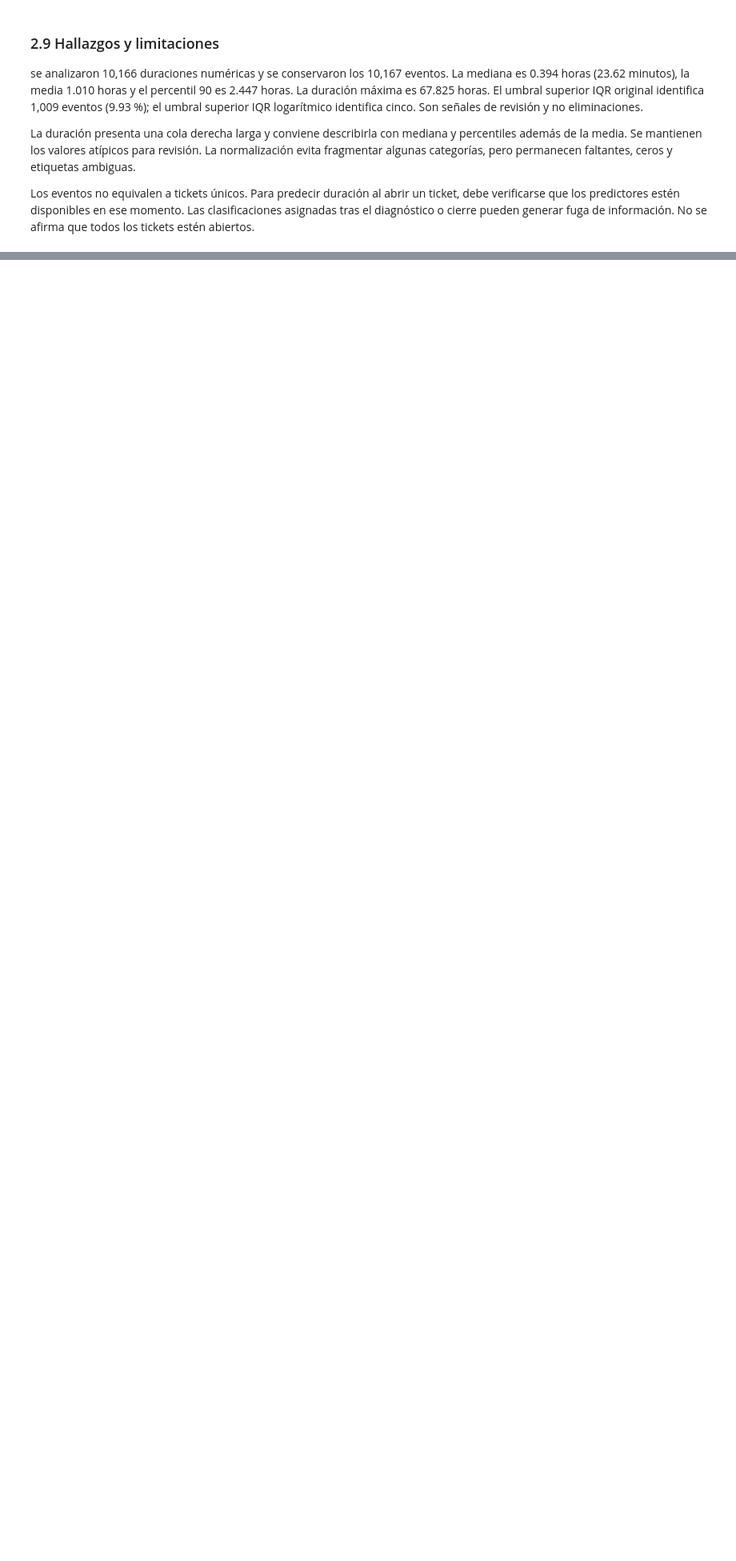
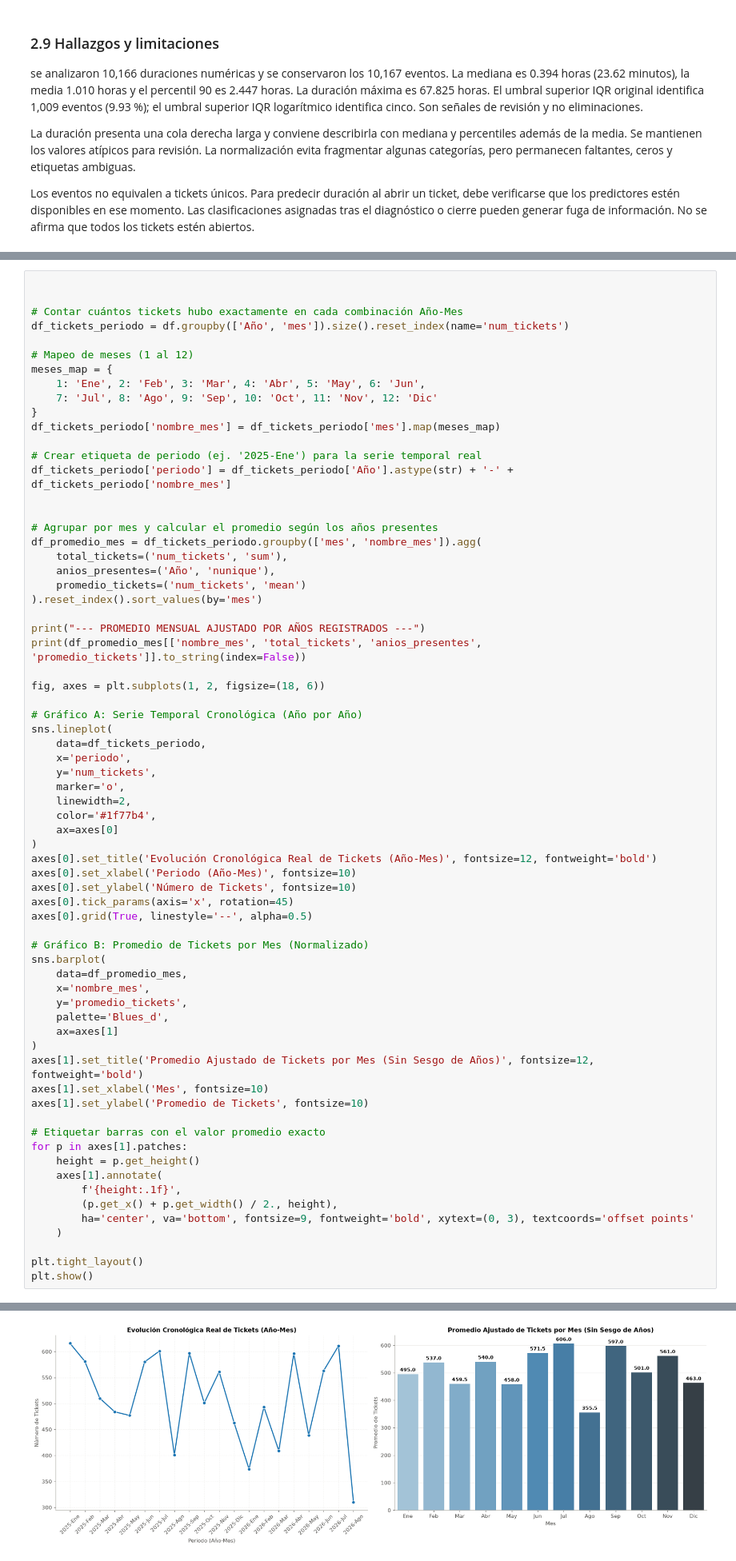
Before and after one commit to Peripera/Reto-segundo-parcial-FLEX, a Jupyter notebook: eda_flex.ipynb, the cells around one changed output, grey strips where cells are left out. Shown at 80% size. Saved outputs shown, nothing was run; the diff lists cells and outputs as text; blank space fills up the shorter version.

```diff
--- a/eda_flex.ipynb
+++ b/eda_flex.ipynb
@@ -975,0 +1369,69 @@ Los eventos no equivalen a tickets únicos. Para predecir duración al abrir un
+# %%
+
+
+# Contar cuántos tickets hubo exactamente en cada combinación Año-Mes
+df_tickets_periodo = df.groupby(['Año', 'mes']).size().reset_index(name='num_tickets')
+
+# Mapeo de meses (1 al 12)
+meses_map = {
+    1: 'Ene', 2: 'Feb', 3: 'Mar', 4: 'Abr', 5: 'May', 6: 'Jun',
+    7: 'Jul', 8: 'Ago', 9: 'Sep', 10: 'Oct', 11: 'Nov', 12: 'Dic'
+}
+df_tickets_periodo['nombre_mes'] = df_tickets_periodo['mes'].map(meses_map)
+
+# Crear etiqueta de periodo (ej. '2025-Ene') para la serie temporal real
+df_tickets_periodo['periodo'] = df_tickets_periodo['Año'].astype(str) + '-' + df_tickets_periodo['nombre_mes']
+
+
+# Agrupar por mes y calcular el promedio según los años presentes
+df_promedio_mes = df_tickets_periodo.groupby(['mes', 'nombre_mes']).agg(
+    total_tickets=('num_tickets', 'sum'),
+    anios_presentes=('Año', 'nunique'),
+    promedio_tickets=('num_tickets', 'mean')
+).reset_index().sort_values(by='mes')
+
+print("--- PROMEDIO MENSUAL AJUSTADO POR AÑOS REGISTRADOS ---")
+print(df_promedio_mes[['nombre_mes', 'total_tickets', 'anios_presentes', 'promedio_tickets']].to_string(index=False))
+
+fig, axes = plt.subplots(1, 2, figsize=(18, 6))
+
+# Gráfico A: Serie Temporal Cronológica (Año por Año)
+sns.lineplot(
+    data=df_tickets_periodo,
+    x='periodo',
+    y='num_tickets',
+    marker='o',
+    linewidth=2,
+    color='#1f77b4',
+    ax=axes[0]
+)
+axes[0].set_title('Evolución Cronológica Real de Tickets (Año-Mes)', fontsize=12, fontweight='bold')
+axes[0].set_xlabel('Periodo (Año-Mes)', fontsize=10)
+axes[0].set_ylabel('Número de Tickets', fontsize=10)
+axes[0].tick_params(axis='x', rotation=45)
+axes[0].grid(True, linestyle='--', alpha=0.5)
+
+# Gráfico B: Promedio de Tickets por Mes (Normalizado)
+sns.barplot(
+    data=df_promedio_mes,
+    x='nombre_mes',
+    y='promedio_tickets',
+    palette='Blues_d',
+    ax=axes[1]
+)
+axes[1].set_title('Promedio Ajustado de Tickets por Mes (Sin Sesgo de Años)', fontsize=12, fontweight='bold')
+axes[1].set_xlabel('Mes', fontsize=10)
+axes[1].set_ylabel('Promedio de Tickets', fontsize=10)
+
+# Etiquetar barras con el valor promedio exacto
+for p in axes[1].patches:
+    height = p.get_height()
+    axes[1].annotate(
+        f'{height:.1f}',
+        (p.get_x() + p.get_width() / 2., height),
+        ha='center', va='bottom', fontsize=9, fontweight='bold', xytext=(0, 3), textcoords='offset points'
+    )
+
+plt.tight_layout()
+plt.show()
+# %% [output]
@@ -975,0 +1455 @@ Los eventos no equivalen a tickets únicos. Para predecir duración al abrir un
+[figure, added]
```
Also changed, not shown: parts of 25 cells of this notebook, 8 other files.
